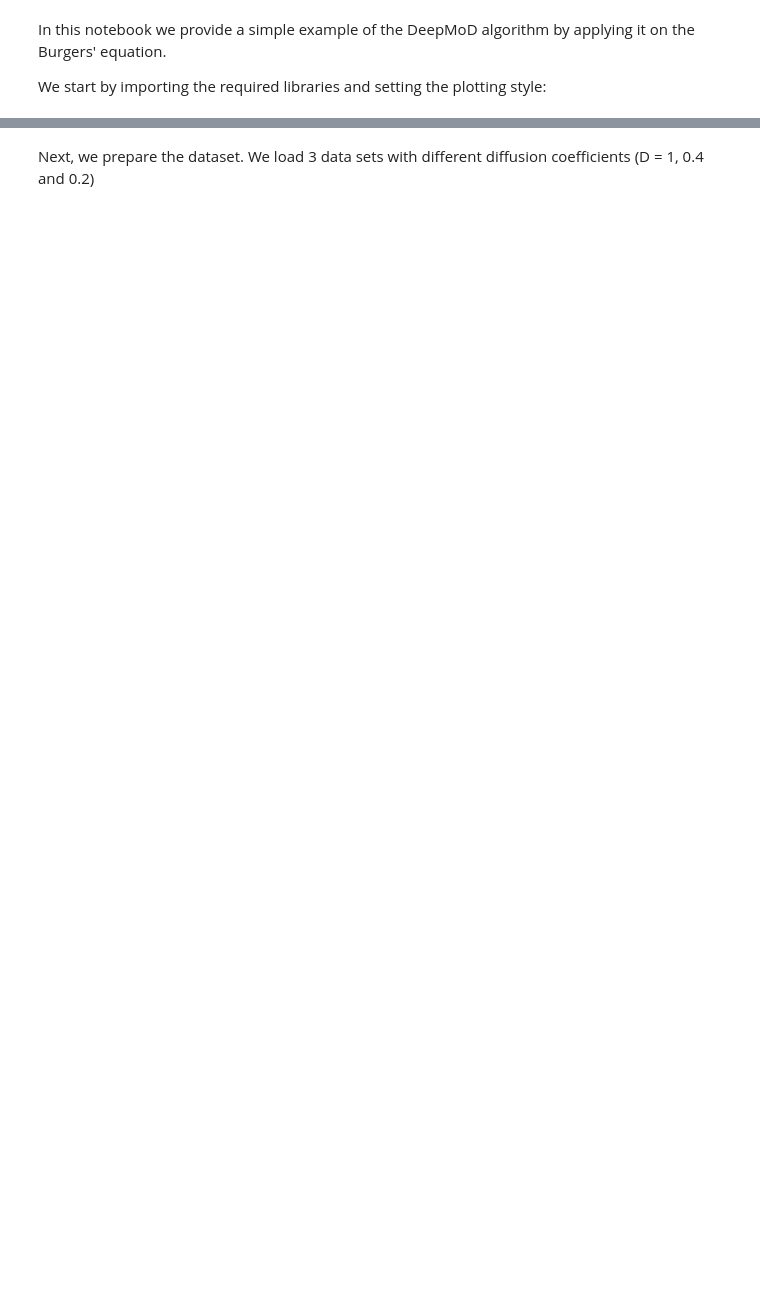
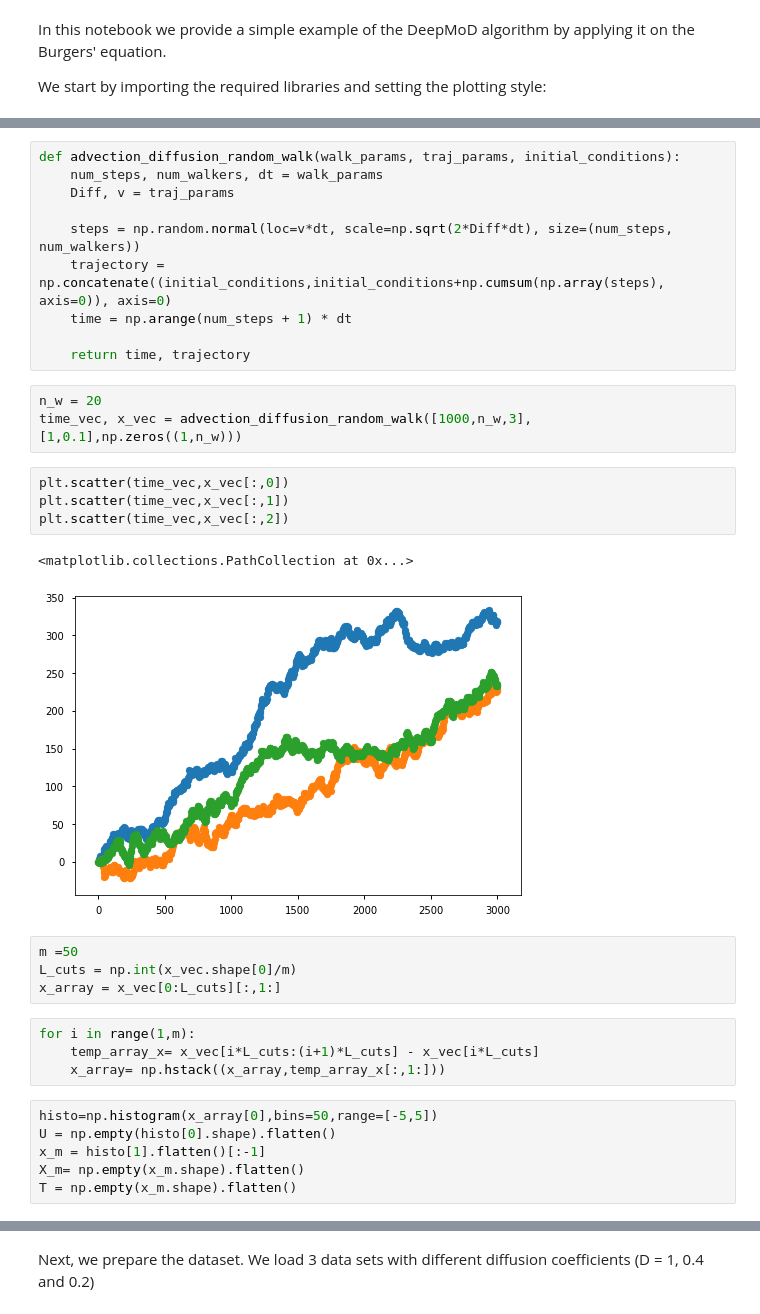
Before and after one commit to akshay-vedi/DeePyMoD_torch, a Jupyter notebook: notebooks/Diffusion_group_sparsity.ipynb, the cells around one changed output, grey strips where cells are left out. Cells and saved outputs as stored; diff of their text form; blank space fills up the shorter version.

Commit message:
Group sparsity for advection-diffusion

```diff
--- a/notebooks/Diffusion_group_sparsity.ipynb
+++ b/notebooks/Diffusion_group_sparsity.ipynb
@@ -21,0 +25,34 @@ np.random.seed(40)
+# %%
+def advection_diffusion_random_walk(walk_params, traj_params, initial_conditions):
+    num_steps, num_walkers, dt = walk_params
+    Diff, v = traj_params
+
+    steps = np.random.normal(loc=v*dt, scale=np.sqrt(2*Diff*dt), size=(num_steps, num_walkers))
+    trajectory = np.concatenate((initial_conditions,initial_conditions+np.cumsum(np.array(steps), axis=0)), axis=0)
+    time = np.arange(num_steps + 1) * dt
+
+    return time, trajectory
+# %%
+n_w = 20
+time_vec, x_vec = advection_diffusion_random_walk([1000,n_w,3],[1,0.1],np.zeros((1,n_w)))
+# %%
+plt.scatter(time_vec,x_vec[:,0])
+plt.scatter(time_vec,x_vec[:,1])
+plt.scatter(time_vec,x_vec[:,2])
+# %% [output]
+<matplotlib.collections.PathCollection at 0x...>
+[figure, added]
+# %%
+m =50
+L_cuts = np.int(x_vec.shape[0]/m)
+x_array = x_vec[0:L_cuts][:,1:]
+# %%
+for i in range(1,m):
+    temp_array_x= x_vec[i*L_cuts:(i+1)*L_cuts] - x_vec[i*L_cuts]
+    x_array= np.hstack((x_array,temp_array_x[:,1:]))
+# %%
+histo=np.histogram(x_array[0],bins=50,range=[-5,5])
+U = np.empty(histo[0].shape).flatten()
+x_m = histo[1].flatten()[:-1]
+X_m= np.empty(x_m.shape).flatten()
+T = np.empty(x_m.shape).flatten()
```
Also changed, not shown: parts of 27 cells of this notebook, 21 other files.
